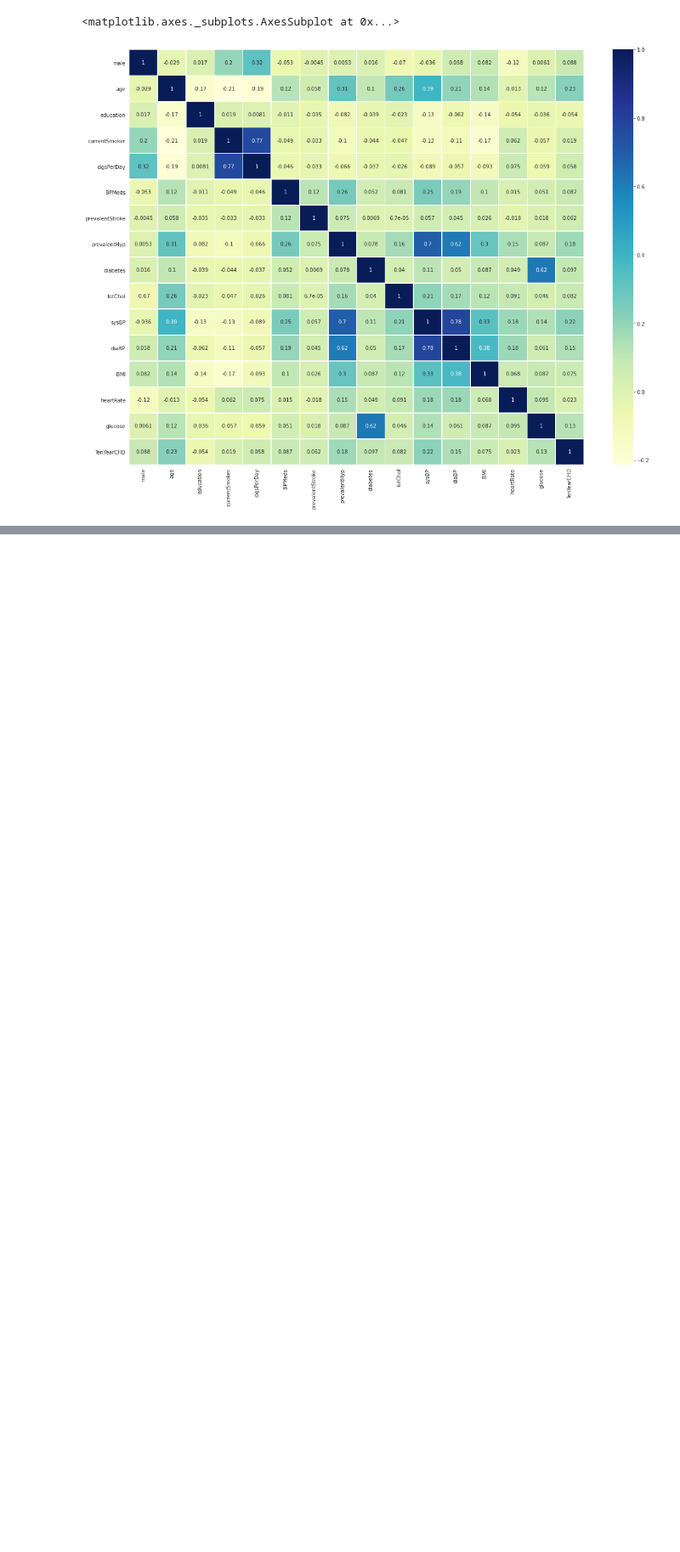
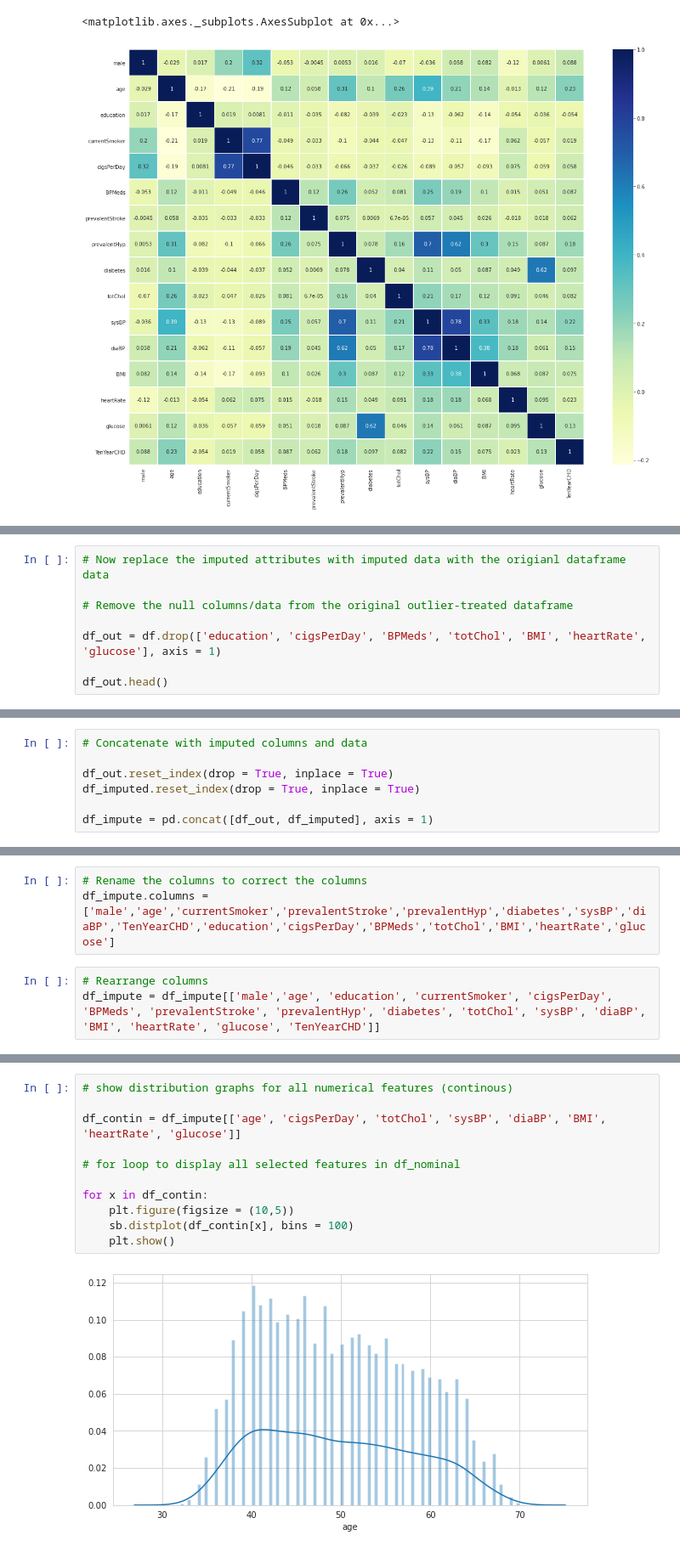
Before and after one commit to natek91/Capstone, a Jupyter notebook: InitialCode.ipynb, the cells around one changed output, grey strips where cells are left out. Shown at 85% size. Cells and saved outputs as stored; diff of their text form; blank space fills up the shorter version.

```diff
--- a/InitialCode.ipynb
+++ b/InitialCode.ipynb
@@ -216,0 +354,8 @@ sb.heatmap(df.corr(), cmap = "YlGnBu", annot = True, linewidths=.5)
+# %%
+# Now replace the imputed attributes with imputed data with the origianl dataframe data
+
+# Remove the null columns/data from the original outlier-treated dataframe
+
+df_out = df.drop(['education', 'cigsPerDay', 'BPMeds', 'totChol', 'BMI', 'heartRate', 'glucose'], axis = 1)
+
+df_out.head()
@@ -216,0 +369,7 @@ sb.heatmap(df.corr(), cmap = "YlGnBu", annot = True, linewidths=.5)
+# %%
+# Concatenate with imputed columns and data
+
+df_out.reset_index(drop = True, inplace = True)
+df_imputed.reset_index(drop = True, inplace = True)
+
+df_impute = pd.concat([df_out, df_imputed], axis = 1)
@@ -216,0 +405,6 @@ sb.heatmap(df.corr(), cmap = "YlGnBu", annot = True, linewidths=.5)
+# %%
+# Rename the columns to correct the columns
+df_impute.columns = ['male','age','currentSmoker','prevalentStroke','prevalentHyp','diabetes','sysBP','diaBP','TenYearCHD','education','cigsPerDay','BPMeds','totChol','BMI','heartRate','glucose']
+# %%
+# Rearrange columns
+df_impute = df_impute[['male','age', 'education', 'currentSmoker', 'cigsPerDay', 'BPMeds', 'prevalentStroke', 'prevalentHyp', 'diabetes', 'totChol', 'sysBP', 'diaBP', 'BMI', 'heartRate', 'glucose', 'TenYearCHD']]
@@ -216,0 +467,13 @@ sb.heatmap(df.corr(), cmap = "YlGnBu", annot = True, linewidths=.5)
+# %%
+# show distribution graphs for all numerical features (continous)
+
+df_contin = df_impute[['age', 'cigsPerDay', 'totChol', 'sysBP', 'diaBP', 'BMI', 'heartRate', 'glucose']]
+
+# for loop to display all selected features in df_nominal
+
+for x in df_contin:
+    plt.figure(figsize = (10,5))
+    sb.distplot(df_contin[x], bins = 100)
+    plt.show()
+# %% [output]
+[figure, added]
```
Also changed, not shown: parts of 58 cells of this notebook.
